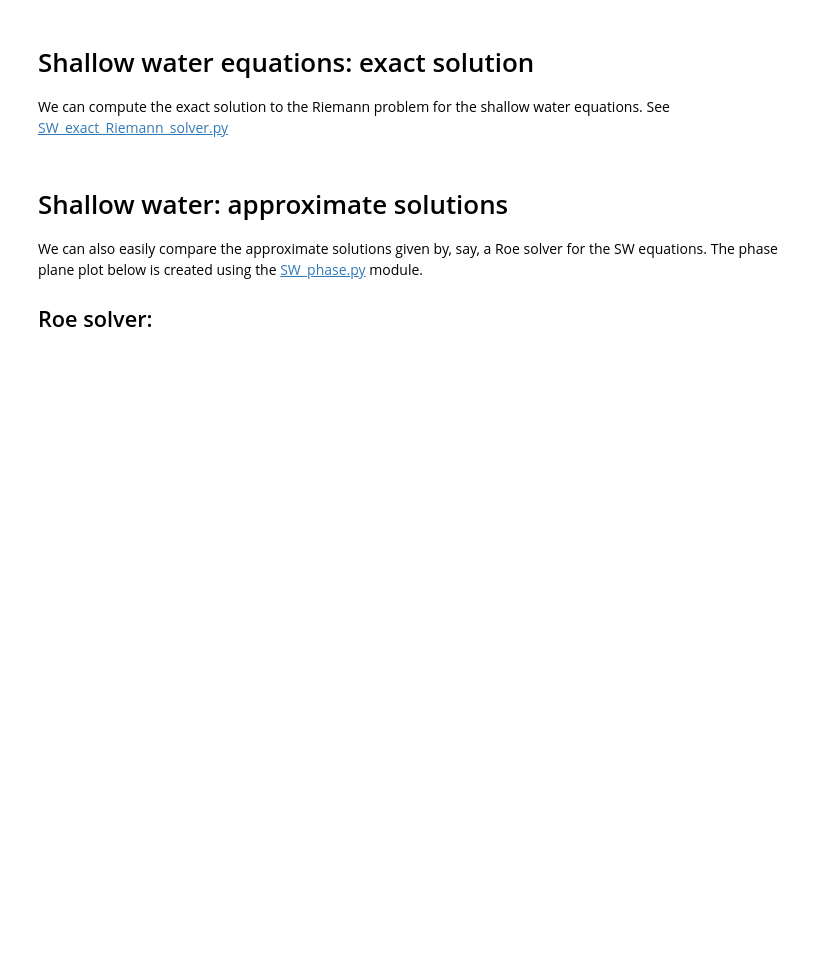
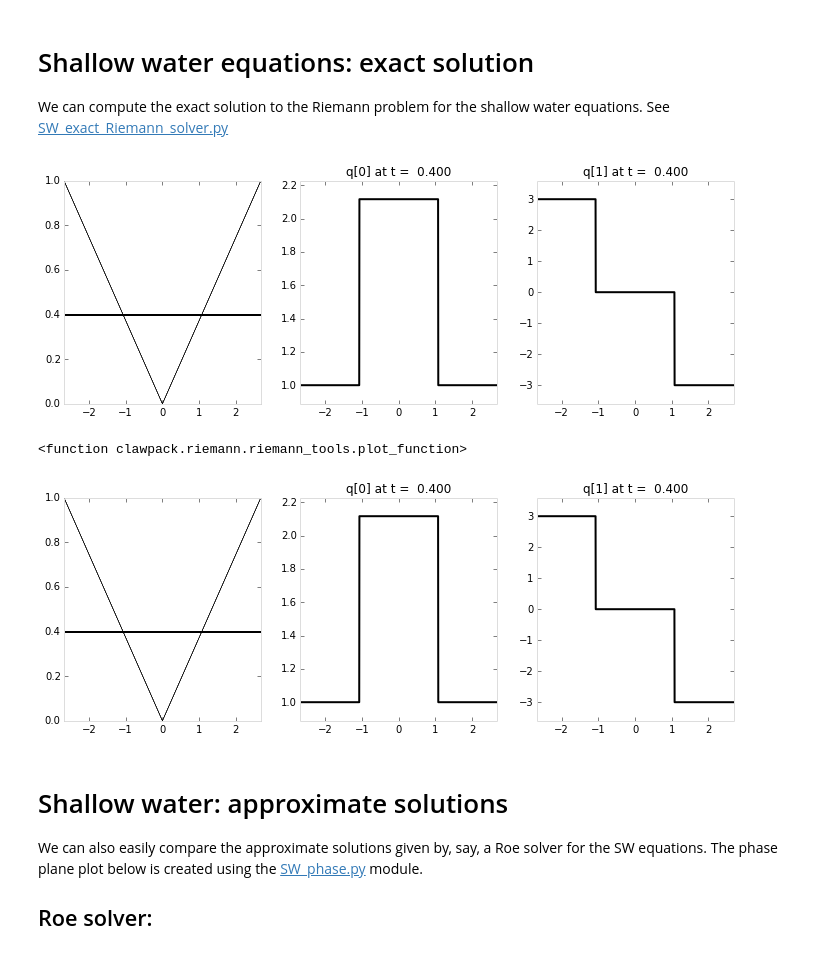
Before and after one commit to xinshengqin/am574-class, a Jupyter notebook: labs/lab8/shallow_1d_example1/SW_riemann_tester.ipynb, the cells around one changed output. Saved outputs shown, nothing was run; the diff lists cells and outputs as text; code cells hidden in the pictures; blank space fills up the shorter version.

Commit message:
ipywidgets-static is obselete and I replace it with newer alternatives.

```diff
--- a/labs/lab8/shallow_1d_example1/SW_riemann_tester.ipynb
+++ b/labs/lab8/shallow_1d_example1/SW_riemann_tester.ipynb
@@ -22,16 +25,21 @@ See [SW_exact_Riemann_solver.py](SW_exact_Riemann_solver.py)
 # %%
 grav = 9.81
 
 q_l = np.array((1.,3.))
 q_r = np.array((1.,-3.))
 
 ex_states, ex_speeds, reval = SW_exact_Riemann_solver.exact_riemann_solution(q_l ,q_r, grav)
 
 print "States in solution:"
 print ex_states
 
 plot_function = riemann_tools.make_plot_function(ex_states, ex_speeds, reval)
-StaticInteract(plot_function, t=RangeWidget(0,.9,.1))
+#StaticInteract(plot_function, t=RangeWidget(0,.9,.1))
+interact(plot_function, t=(0.,.9,.1))
+# %% [output]
+[figure, added]
+<function clawpack.riemann.riemann_tools.plot_function>
+[figure, added]
 # %% [markdown]
 # Shallow water: approximate solutions
 We can also easily compare the approximate solutions given by, say, a Roe solver for the SW equations.  The phase plane plot below is created using the [SW_phase.py](SW_phase.py) module.
```
Also changed, not shown: parts of 6 cells of this notebook.
